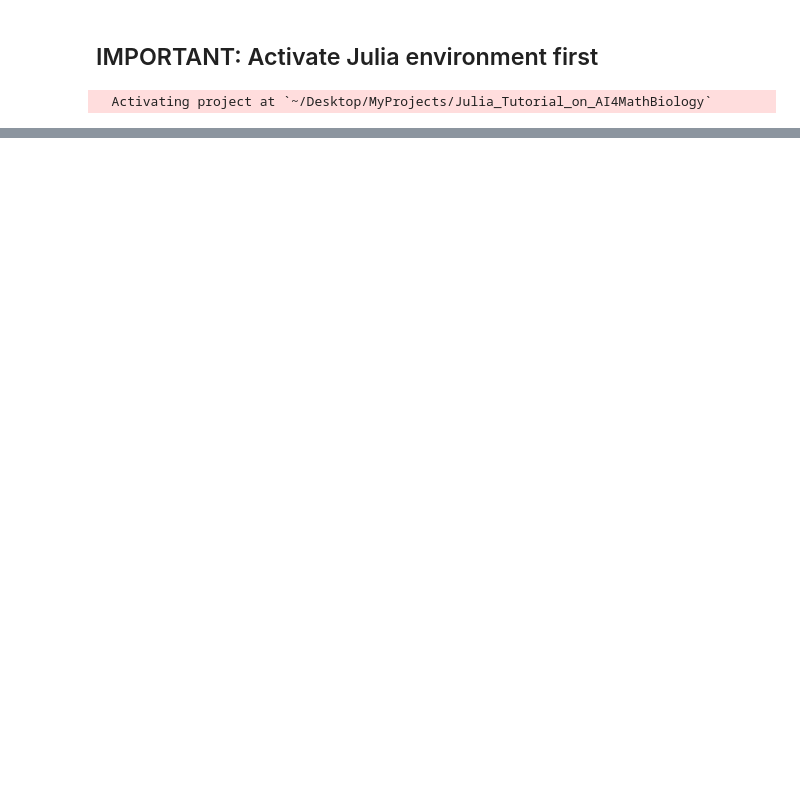
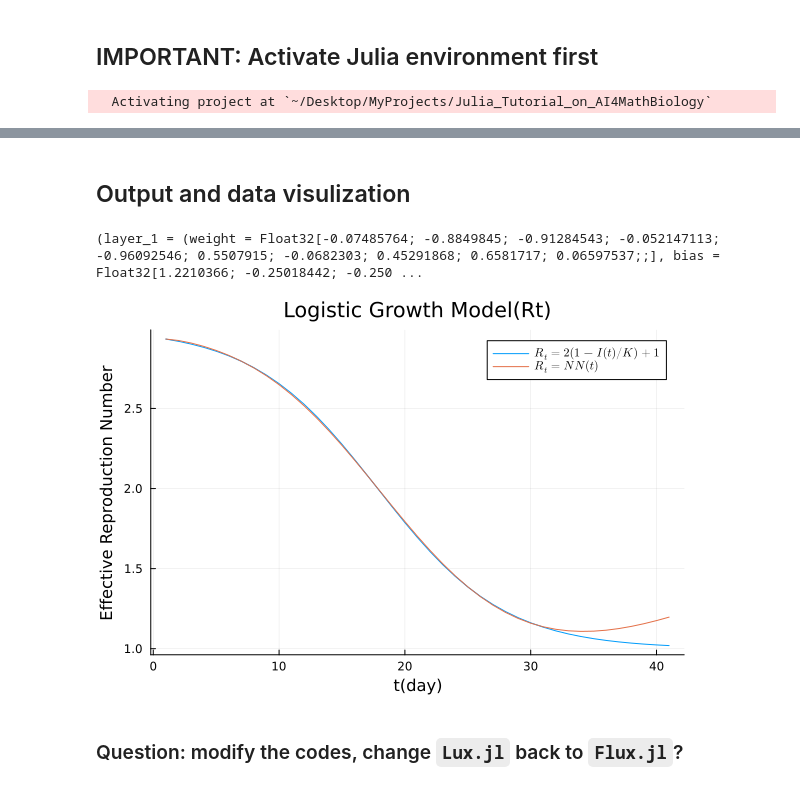
Before and after one commit to Song921012/Julia_Tutorial_on_AI4MathBiology, a Jupyter notebook: 4-neural-differential-equations.ipynb, the cells around one changed output, grey strips where cells are left out. Saved outputs shown, nothing was run; the diff lists cells and outputs as text; code cells hidden in the pictures; blank space fills up the shorter version.

```diff
--- a/4-neural-differential-equations.ipynb
+++ b/4-neural-differential-equations.ipynb
@@ -129,0 +106,11 @@ DimensionMismatch: DimensionMismatch: arrays could not be broadcast to a common
+# %%
+##
+adtype = Optimization.AutoZygote()
+
+optf = Optimization.OptimizationFunction((x, p) -> loss(x), adtype)
+optprob = Optimization.OptimizationProblem(optf, pinit)
+
+result_neuralode = Optimization.solve(optprob,
+    OptimizationOptimisers.ADAM(0.01),
+    callback=callback,
+    maxiters=3000)
@@ -129,0 +137,30 @@ DimensionMismatch: DimensionMismatch: arrays could not be broadcast to a common
+# %% [markdown]
+## Output and data visulization
+# %%
+pfinal = result_neuralode.u
+
+println(pfinal)
+prob_nn2 = ODEProblem(model2_nn, u_0, tspan_predict, pfinal)
+s_nn = solve(prob_nn2, Tsit5(), saveat=1)
+
+# I(t)
+scatter(data_solve.t, data[1, :], label="Training Data")
+plot!(test_data, label="Real Data")
+plot!(s_nn, label="Neural Networks")
+xlabel!("t(day)")
+ylabel!("I(t)")
+title!("Logistic Growth Model(I(t))")
+#savefig("Figures/logisticIt.png")
+# R(t)
+f(x) = 2 * (1 - x / p_data[2]) + 1
+plot((f.(test_data))', label=L"R_t = 2(1-I(t)/K)+1")
+plot!((f.(s_nn))', label=L"R_t = NN(t)")
+xlabel!("t(day)")
+ylabel!("Effective Reproduction Number")
+title!("Logistic Growth Model(Rt)")
+#savefig("Figures/logisticRt.png")
+# %% [output]
+(layer_1 = (weight = Float32[-0.07485764; -0.8849845; -0.91284543; -0.052147113; -0.96092546; 0.5507915; -0.0682303; 0.45291868; 0.6581717; 0.06597537;;], bias = Float32[1.2210366; -0.25018442; -0.250 ...
+[figure, added]
+# %% [markdown]
+### Question: modify the codes, change `Lux.jl` back to `Flux.jl`?
```
Also changed, not shown: parts of 12 cells of this notebook, 7 other files.
